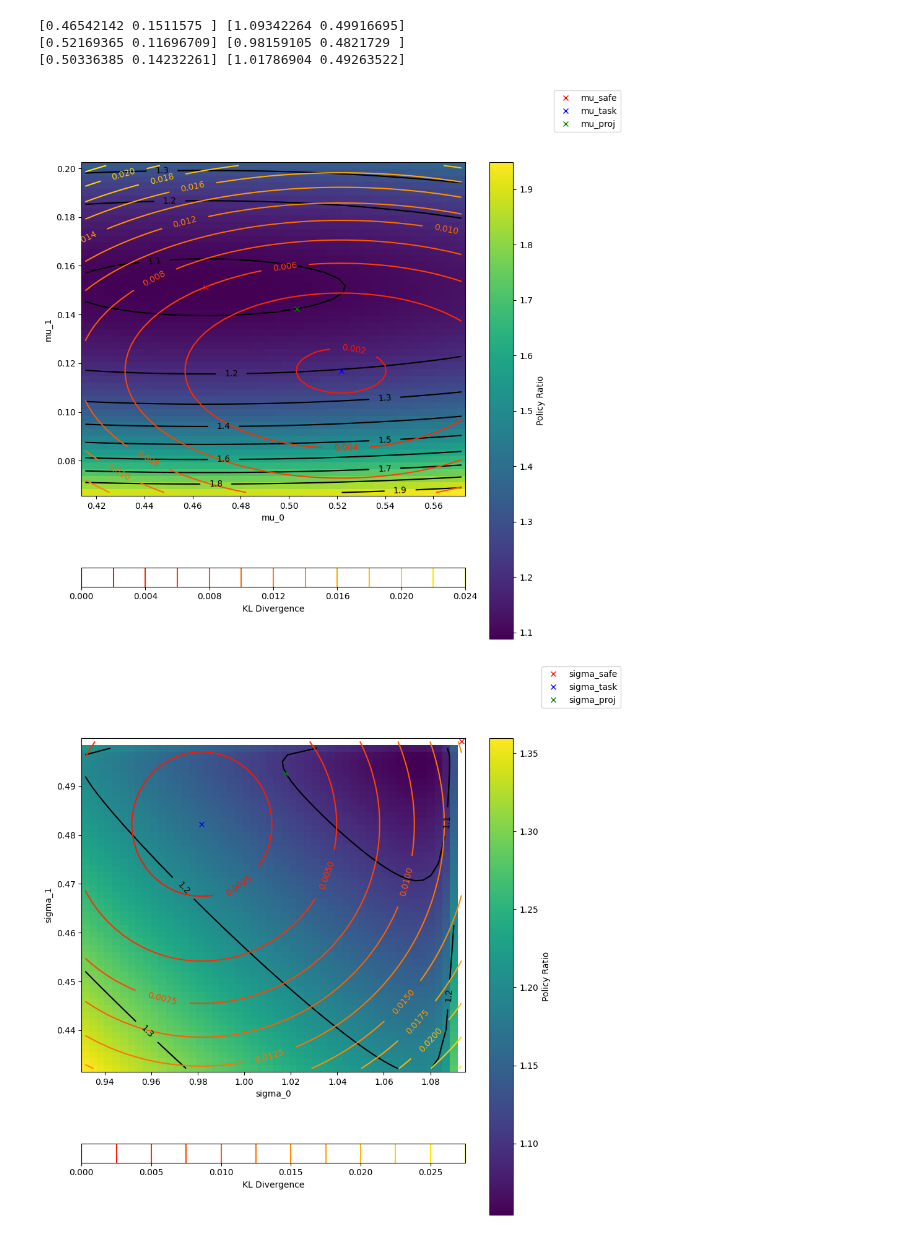
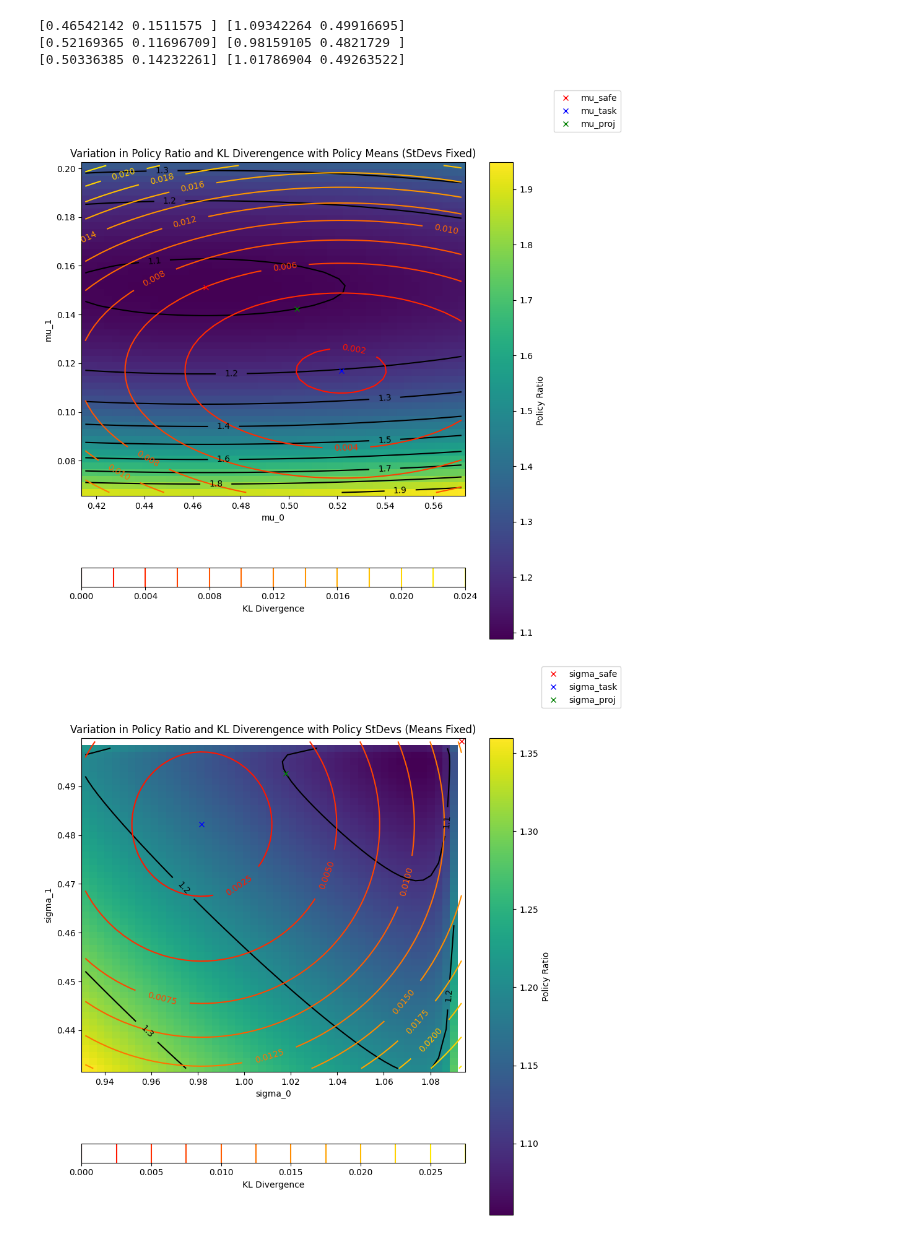
Before and after one commit to JacquesCloete/sport, a Jupyter notebook: mini_project_scripts/convex_minimization_example.ipynb, the cells around one changed output. Saved outputs shown, nothing was run; the diff lists cells and outputs as text; code cells hidden in the pictures.

Commit message:
Added title to plots

```diff
--- a/mini_project_scripts/convex_minimization_example.ipynb
+++ b/mini_project_scripts/convex_minimization_example.ipynb
@@ -164,34 +164,35 @@ mu_x = np.linspace(mu_x_min,mu_x_max,Nx)
 mu_y = np.linspace(mu_y_min,mu_y_max,Ny)
 
 policy_ratio = np.zeros((Ny,Nx))
 kl_divergence = np.zeros((Ny,Nx))
 mu = np.zeros(2)
 
 for i in range(0,Nx):
     for j in range(0,Ny):
         mu[0] = mu_x[i]
         mu[1] = mu_y[j]
         policy_ratio[j][i] = np.prod(np.multiply(sigma_safe.value/sigma_proj.value,np.exp(1/2*np.square(mu - mu_safe.value)/(np.square(sigma_safe.value) - np.square(sigma_proj.value)))))
         kl_divergence[j][i] = 1/2*np.sum(2*np.log(sigma_task.value) - 2*np.log(sigma_proj.value) - 1 + np.square(sigma_proj.value)/np.square(sigma_task.value) + np.square(mu - mu_task.value)/np.square(sigma_task.value))
 
 fig, ax = plt.subplots()
 im = ax.pcolormesh(mu_x,mu_y,policy_ratio)
 fig.colorbar(im, label="Policy Ratio")
 cs = ax.contour(mu_x,mu_y,policy_ratio, levels=[1.0,1.1,1.2,1.3,1.4,1.5,1.6,1.7,1.8,1.9,2.0], colors='k')
 ax.clabel(cs, inline=True, fontsize=10)
 kl = ax.contour(mu_x,mu_y,kl_divergence, levels=10, cmap=cm.autumn)
 ax.clabel(kl, inline=True, fontsize=10)
 fig.colorbar(kl, label="KL Divergence", orientation="horizontal")
 ax.plot(mu_safe.value[0],mu_safe.value[1],'rx',label="mu_safe")
 ax.plot(mu_task.value[0],mu_task.value[1],'bx',label="mu_task")
 ax.plot(mu_proj.value[0],mu_proj.value[1],'gx',label="mu_proj")
 ax.set_xlabel("mu_0")
 ax.set_ylabel("mu_1")
 fig.legend()
 fig.set_size_inches(10, 10)
+ax.set_title("Variation in Policy Ratio and KL Diverengence with Policy Means (StDevs Fixed)")
 plt.show()
 # %% [output]
-[figure, old version]
+[figure, new version]
 # %%
 Nx = 50
 Ny = 50
@@ -231,6 +232,7 @@ ax.set_xlabel("sigma_0")
 ax.set_ylabel("sigma_1")
 fig.legend()
 fig.set_size_inches(10, 10)
+ax.set_title("Variation in Policy Ratio and KL Diverengence with Policy StDevs (Means Fixed)")
 plt.show()
 # %% [output]
-[figure, old version]
+[figure, new version]
```
